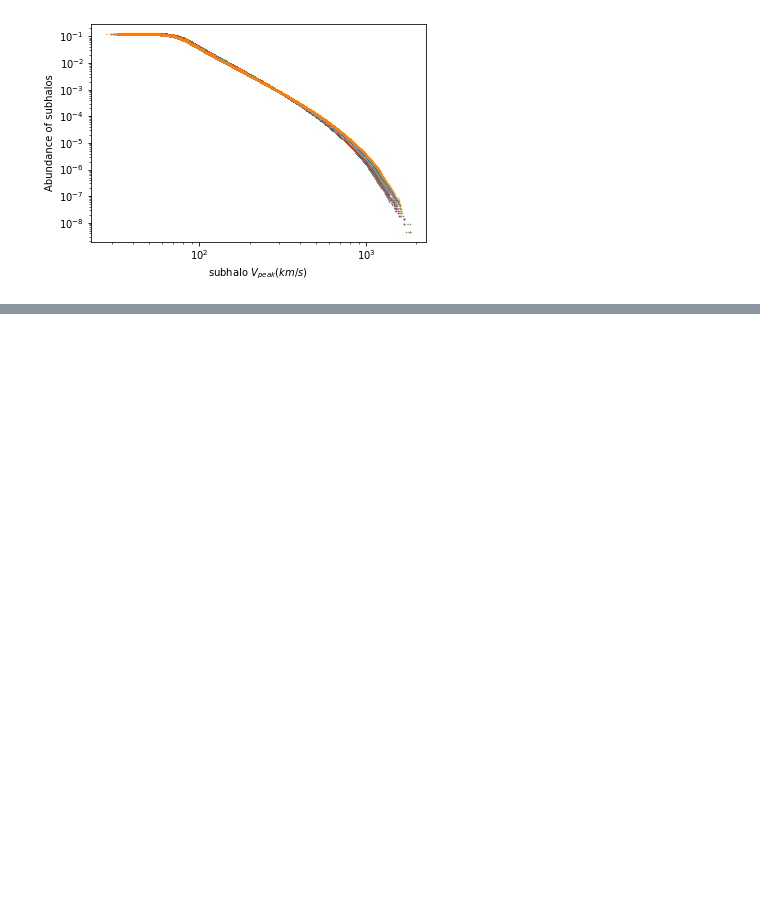
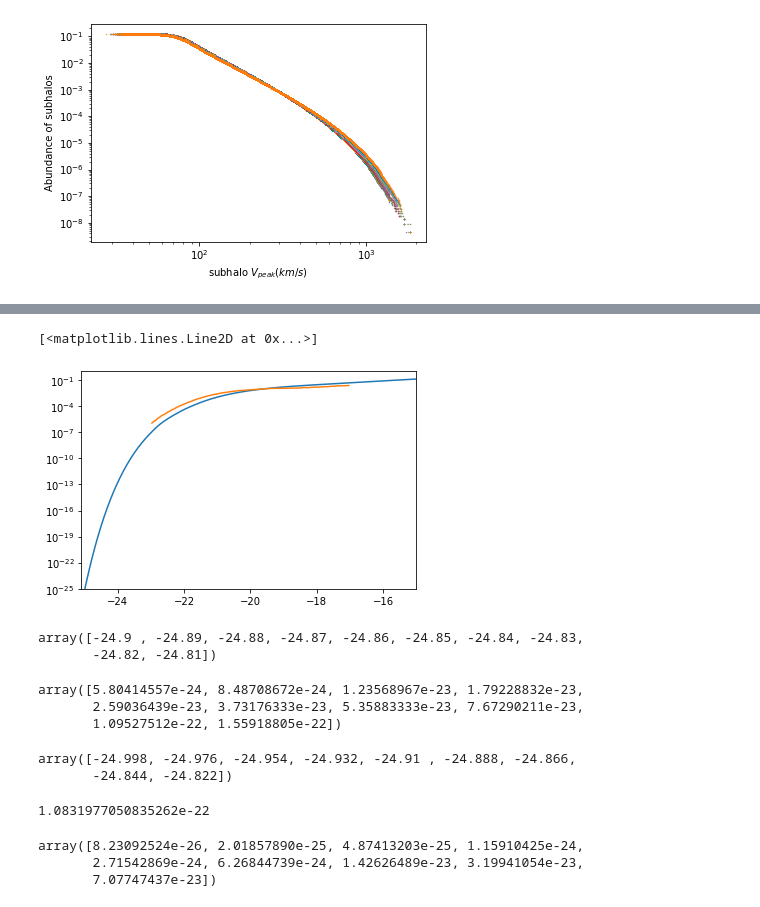
Before and after one commit to zhengyun0215/mock, a Jupyter notebook: loaddata.ipynb, the cells around one changed output, grey strips where cells are left out. Cells and saved outputs as stored; diff of their text form; code cells hidden in the pictures; blank space fills up the shorter version.

```diff
--- a/loaddata.ipynb
+++ b/loaddata.ipynb
@@ -217,0 +241,10 @@ nd_bin = calc_number_densities_in_bins(v_all,box_size, hbin)
+# %%
+x, nd = af.get_number_density_table()
+plt.plot(x,nd)
+plt.yscale('log')
+plt.xlim(-25.1,-15)
+plt.ylim(10**(-25),10**(0))
+plt.semilogy(lfB03x, lfB03y)
+# %% [output]
+[<matplotlib.lines.Line2D at 0x...>]
+[figure, added]
@@ -217,0 +257,26 @@ nd_bin = calc_number_densities_in_bins(v_all,box_size, hbin)
+# %%
+lfx0[10:20]
+# %% [output]
+array([-24.9 , -24.89, -24.88, -24.87, -24.86, -24.85, -24.84, -24.83,
+       -24.82, -24.81])
+# %%
+yint1[10:20]
+# %% [output]
+array([5.80414557e-24, 8.48708672e-24, 1.23568967e-23, 1.79228832e-23,
+       2.59036439e-23, 3.73176333e-23, 5.35883333e-23, 7.67290211e-23,
+       1.09527512e-22, 1.55918805e-22])
+# %%
+x[101:100]
+# %% [output]
+array([-24.998, -24.976, -24.954, -24.932, -24.91 , -24.888, -24.866,
+       -24.844, -24.822])
+# %%
+af.number_density_at(-24.81)
+# %% [output]
+1.0831977050835262e-22
+# %%
+nd[91:100]
+# %% [output]
+array([8.23092524e-26, 2.01857890e-25, 4.87413203e-25, 1.15910425e-24,
+       2.71542869e-24, 6.26844739e-24, 1.42626489e-23, 3.19941054e-23,
+       7.07747437e-23])
```
Also changed, not shown: parts of 22 cells of this notebook, 1 other file.
